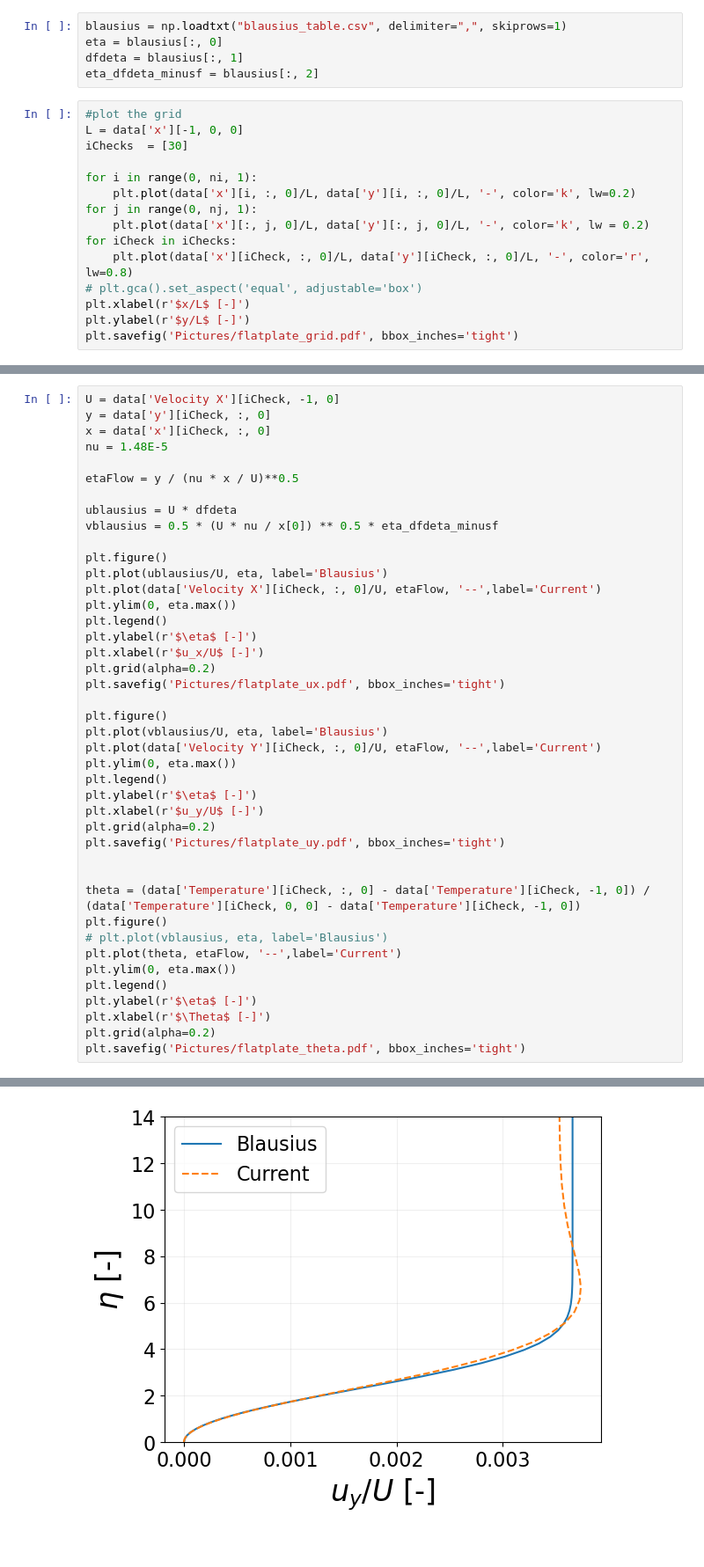
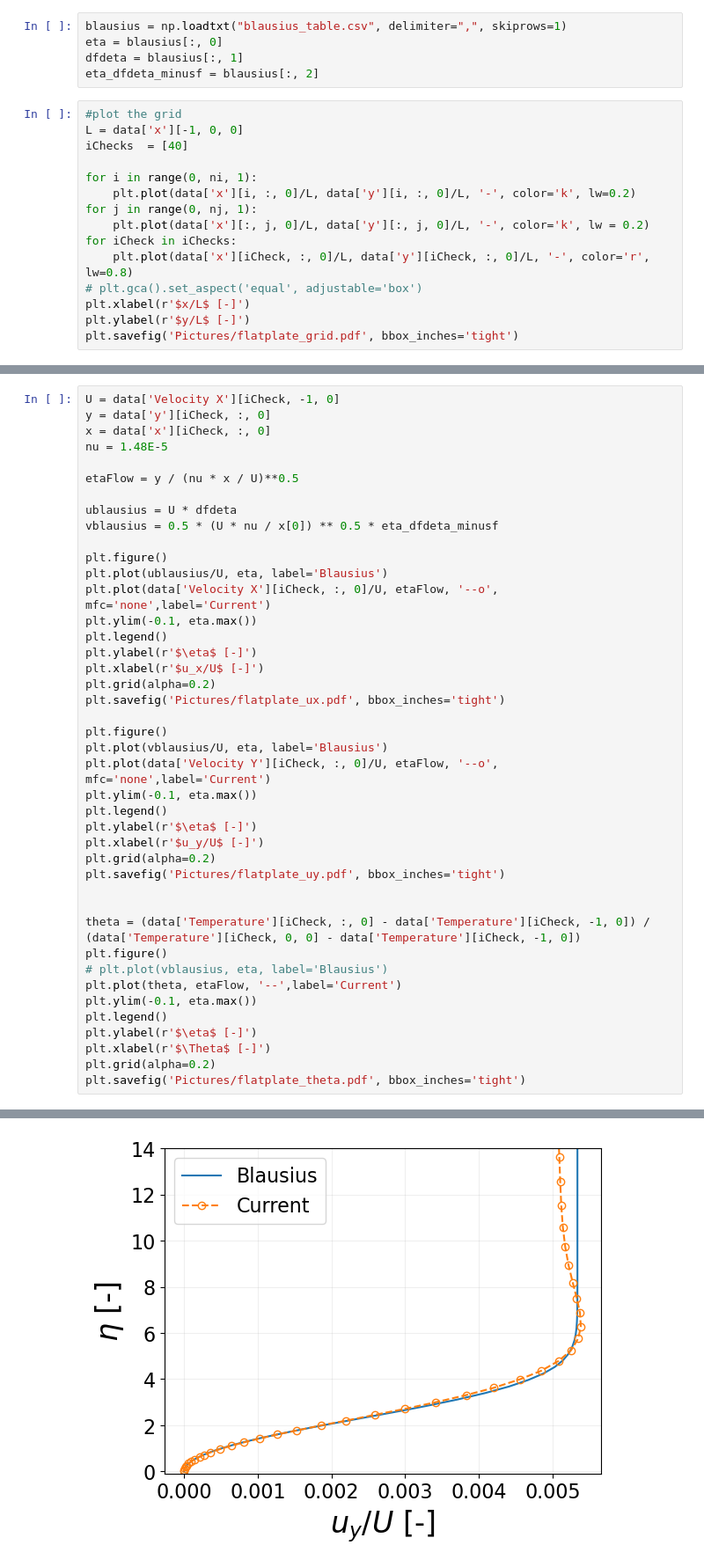
Before and after one commit to fneri13/CTurboBFM, a Jupyter notebook: run/ViscousFlatPlate/Level_02/plot_results.ipynb, the cells around one changed output, grey strips where cells are left out. Shown: that part at 88% size. Cells and saved outputs as stored; diff of their text form.

```diff
--- a/run/ViscousFlatPlate/Level_02/plot_results.ipynb
+++ b/run/ViscousFlatPlate/Level_02/plot_results.ipynb
@@ -22,7 +22,7 @@ eta_dfdeta_minusf = blausius[:, 2]
 # %%
 #plot the grid
 L = data['x'][-1, 0, 0]
-iChecks  = [30]
+iChecks  = [40]
 
 for i in range(0, ni, 1):
     plt.plot(data['x'][i, :, 0]/L, data['y'][i, :, 0]/L, '-', color='k', lw=0.2)
@@ -49,8 +49,8 @@ vblausius = 0.5 * (U * nu / x[0]) ** 0.5 * eta_dfdeta_minusf
 
 plt.figure()
 plt.plot(ublausius/U, eta, label='Blausius')
-plt.plot(data['Velocity X'][iCheck, :, 0]/U, etaFlow, '--',label='Current')
-plt.ylim(0, eta.max())
+plt.plot(data['Velocity X'][iCheck, :, 0]/U, etaFlow, '--o', mfc='none',label='Current')
+plt.ylim(-0.1, eta.max())
 plt.legend()
 plt.ylabel(r'$\eta$ [-]')
 plt.xlabel(r'$u_x/U$ [-]')
@@ -59,8 +59,8 @@ plt.savefig('Pictures/flatplate_ux.pdf', bbox_inches='tight')
 
 plt.figure()
 plt.plot(vblausius/U, eta, label='Blausius')
-plt.plot(data['Velocity Y'][iCheck, :, 0]/U, etaFlow, '--',label='Current')
-plt.ylim(0, eta.max())
+plt.plot(data['Velocity Y'][iCheck, :, 0]/U, etaFlow, '--o', mfc='none',label='Current')
+plt.ylim(-0.1, eta.max())
 plt.legend()
 plt.ylabel(r'$\eta$ [-]')
 plt.xlabel(r'$u_y/U$ [-]')
@@ -72,7 +72,7 @@ theta = (data['Temperature'][iCheck, :, 0] - data['Temperature'][iCheck, -1, 0])
 plt.figure()
 # plt.plot(vblausius, eta, label='Blausius')
 plt.plot(theta, etaFlow, '--',label='Current')
-plt.ylim(0, eta.max())
+plt.ylim(-0.1, eta.max())
 plt.legend()
 plt.ylabel(r'$\eta$ [-]')
 plt.xlabel(r'$\Theta$ [-]')
@@ -83,2 +83,2 @@ plt.savefig('Pictures/flatplate_theta.pdf', bbox_inches='tight')
-[figure, old version]
+[figure, new version]
 [figure]
```
Also changed, not shown: parts of 2 cells of this notebook, 2 other files.
